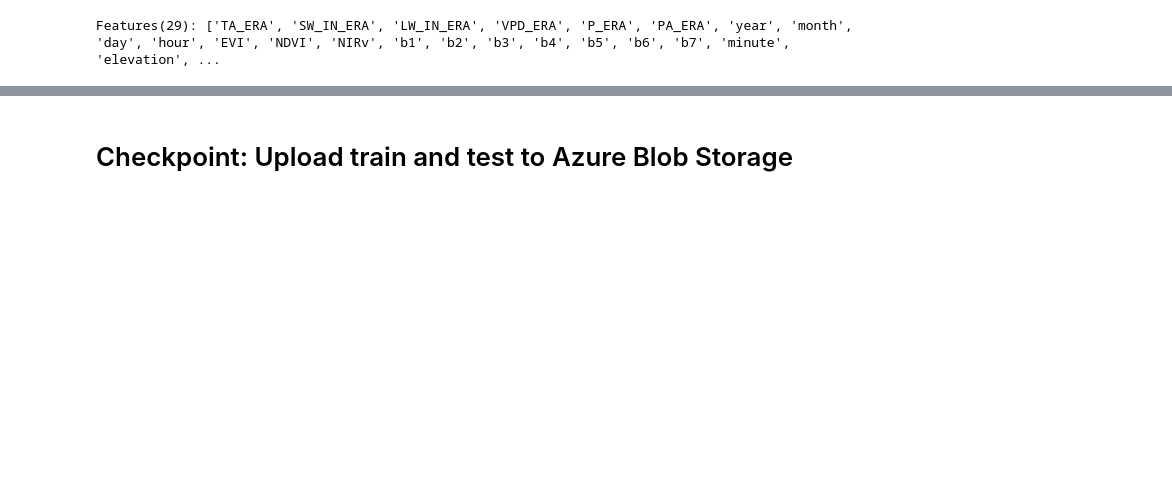
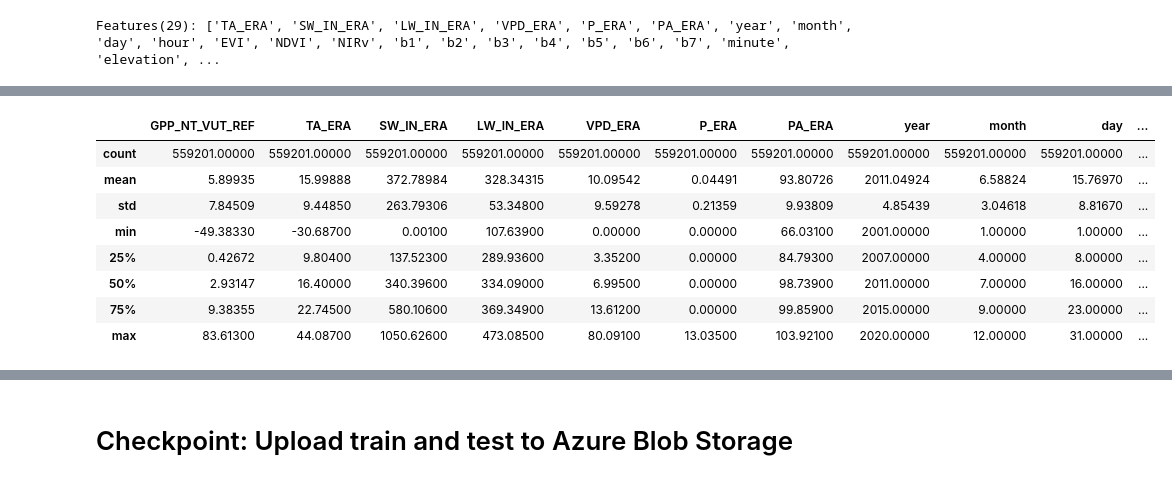
Before and after one commit to jcalz23/co2-flux-hourly-gpp-modeling, a Jupyter notebook: code/src/preprocessing/baseline-data-pipeline-v0.ipynb, the cells around one changed output, grey strips where cells are left out. Cells and saved outputs as stored; diff of their text form; code cells hidden in the pictures; blank space fills up the shorter version.

```diff
--- a/code/src/preprocessing/baseline-data-pipeline-v0.ipynb
+++ b/code/src/preprocessing/baseline-data-pipeline-v0.ipynb
@@ -381,2 +409,14 @@ only showing top 5 rows
+# %%
+test_df.describe()
+# %% [output]
+|  | GPP_NT_VUT_REF | TA_ERA | SW_IN_ERA | LW_IN_ERA | VPD_ERA | P_ERA | PA_ERA | year | month | day | ... |
+| count | 559201.00000 | 559201.00000 | 559201.00000 | 559201.00000 | 559201.00000 | 559201.00000 | 559201.00000 | 559201.00000 | 559201.00000 | 559201.00000 | ... |
+| mean | 5.89935 | 15.99888 | 372.78984 | 328.34315 | 10.09542 | 0.04491 | 93.80726 | 2011.04924 | 6.58824 | 15.76970 | ... |
+| std | 7.84509 | 9.44850 | 263.79306 | 53.34800 | 9.59278 | 0.21359 | 9.93809 | 4.85439 | 3.04618 | 8.81670 | ... |
+| min | -49.38330 | -30.68700 | 0.00100 | 107.63900 | 0.00000 | 0.00000 | 66.03100 | 2001.00000 | 1.00000 | 1.00000 | ... |
+| 25% | 0.42672 | 9.80400 | 137.52300 | 289.93600 | 3.35200 | 0.00000 | 84.79300 | 2007.00000 | 4.00000 | 8.00000 | ... |
+| 50% | 2.93147 | 16.40000 | 340.39600 | 334.09000 | 6.99500 | 0.00000 | 98.73900 | 2011.00000 | 7.00000 | 16.00000 | ... |
+| 75% | 9.38355 | 22.74500 | 580.10600 | 369.34900 | 13.61200 | 0.00000 | 99.85900 | 2015.00000 | 9.00000 | 23.00000 | ... |
+| max | 83.61300 | 44.08700 | 1050.62600 | 473.08500 | 80.09100 | 13.03500 | 103.92100 | 2020.00000 | 12.00000 | 31.00000 | ... |
 # %%
 # Normalize data
```
Also changed, not shown: parts of 13 cells of this notebook, 1 other file.
